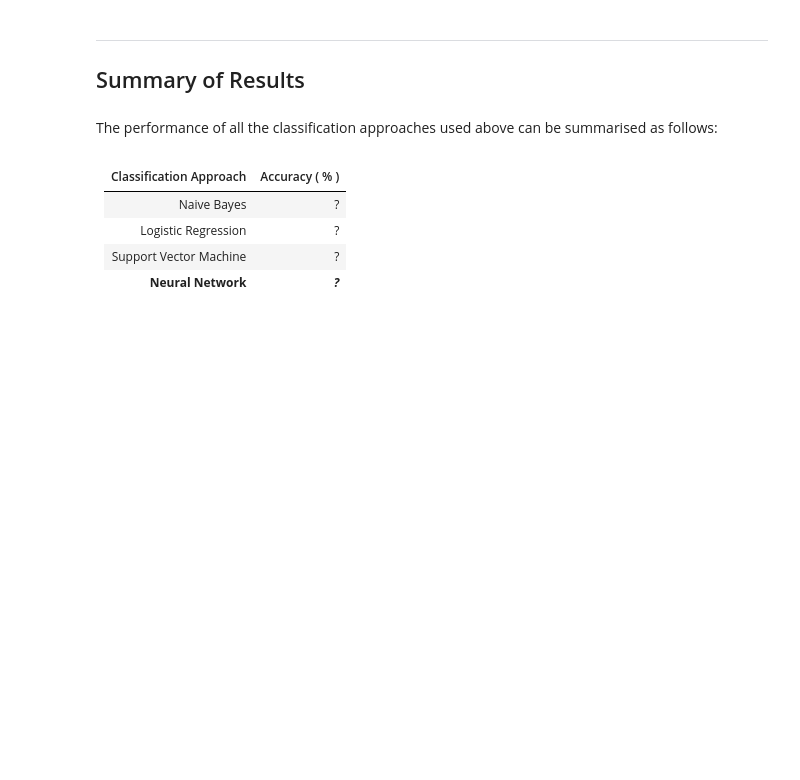
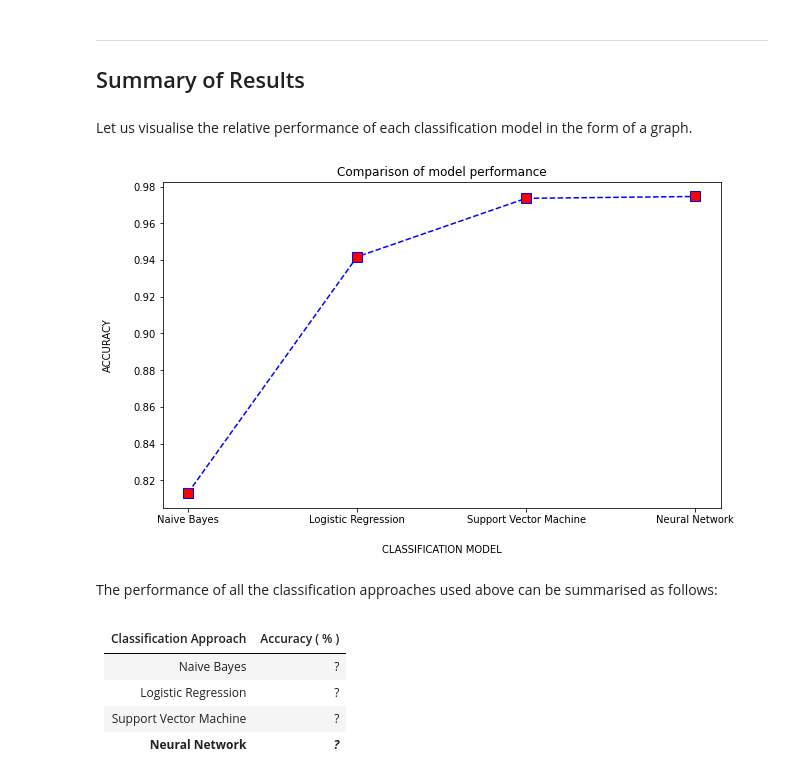
Before and after one commit to kvarun07/ecom-product-classifier, a Jupyter notebook: MIDAS NLP Task-3.ipynb, the cells around one changed output. Drawn from its saved outputs; the diff is of its cells as text; code cells hidden in the pictures; blank space fills up the shorter version.

```diff
--- a/MIDAS NLP Task-3.ipynb
+++ b/MIDAS NLP Task-3.ipynb
@@ -625,6 +611,21 @@ print(classification_report(y_test, y_hat, target_names=frequent_category_list))
 # %% [markdown]
 ***
 ## Summary of Results
+# %% [markdown]
+Let us visualise the relative performance of each classification model in the form of a graph.
+# %%
+model_name = ['Naive Bayes', 'Logistic Regression', 'Support Vector Machine', 'Neural Network']
+model_accuracy = [nb_accuracy, lr_accuracy, svm_accuracy, nnet_accuracy]
+
+plt.figure(figsize=(10,6))
+plt.plot(model_name, model_accuracy, linestyle='dashed', marker='s', color='blue', markerfacecolor='red', ms='10')
+plt.xlabel("CLASSIFICATION MODEL", labelpad=20)
+plt.ylabel("ACCURACY", labelpad=20)
+plt.title("Comparison of model performance")
+plt.savefig("assets/model_comparison.png", dpi=300)
+plt.show()
+# %% [output]
+[figure, added]
 # %% [markdown]
 The performance of all the classification approaches used above can be summarised as follows:
 # %% [markdown]
```
Also changed, not shown: parts of 30 cells of this notebook, 9 other files.
